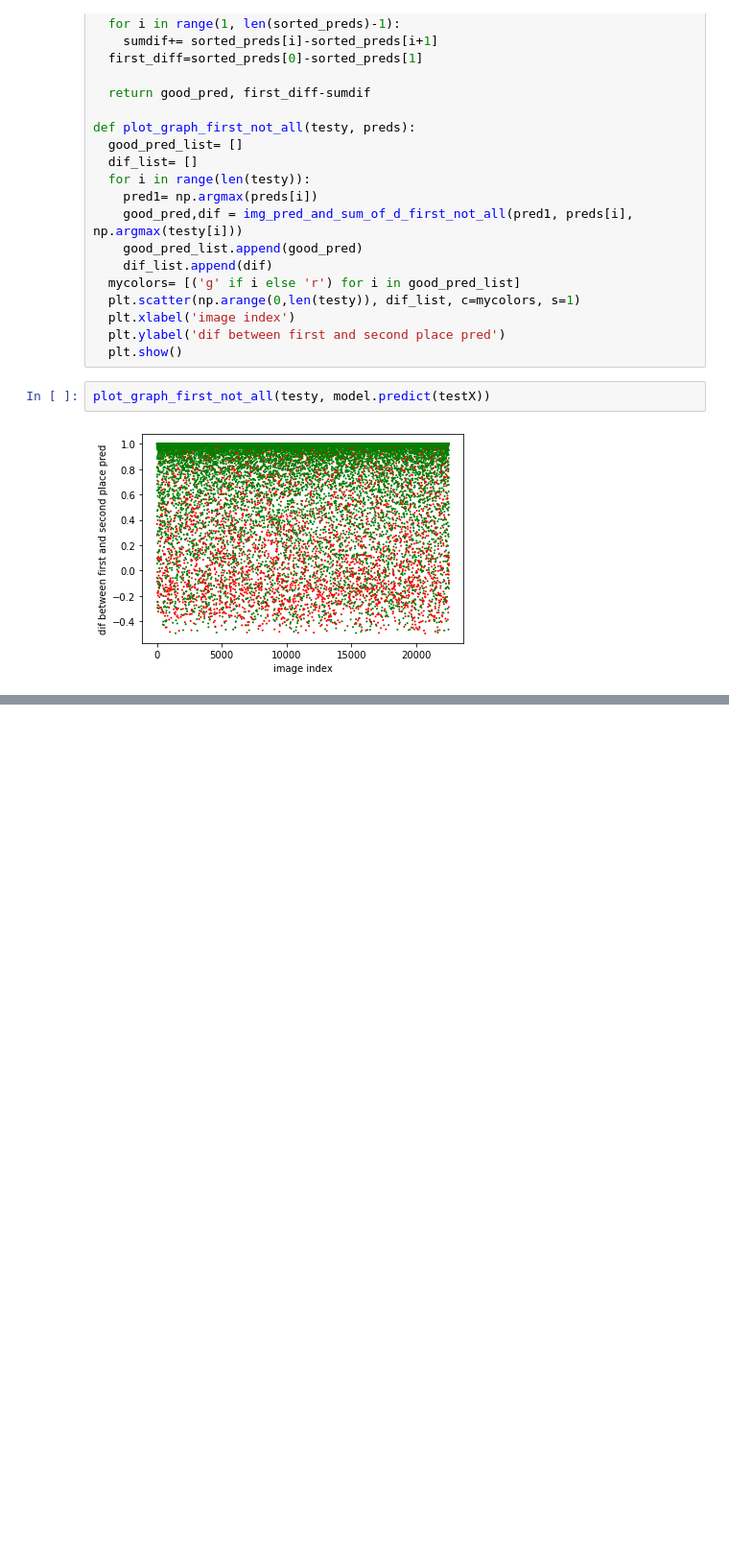
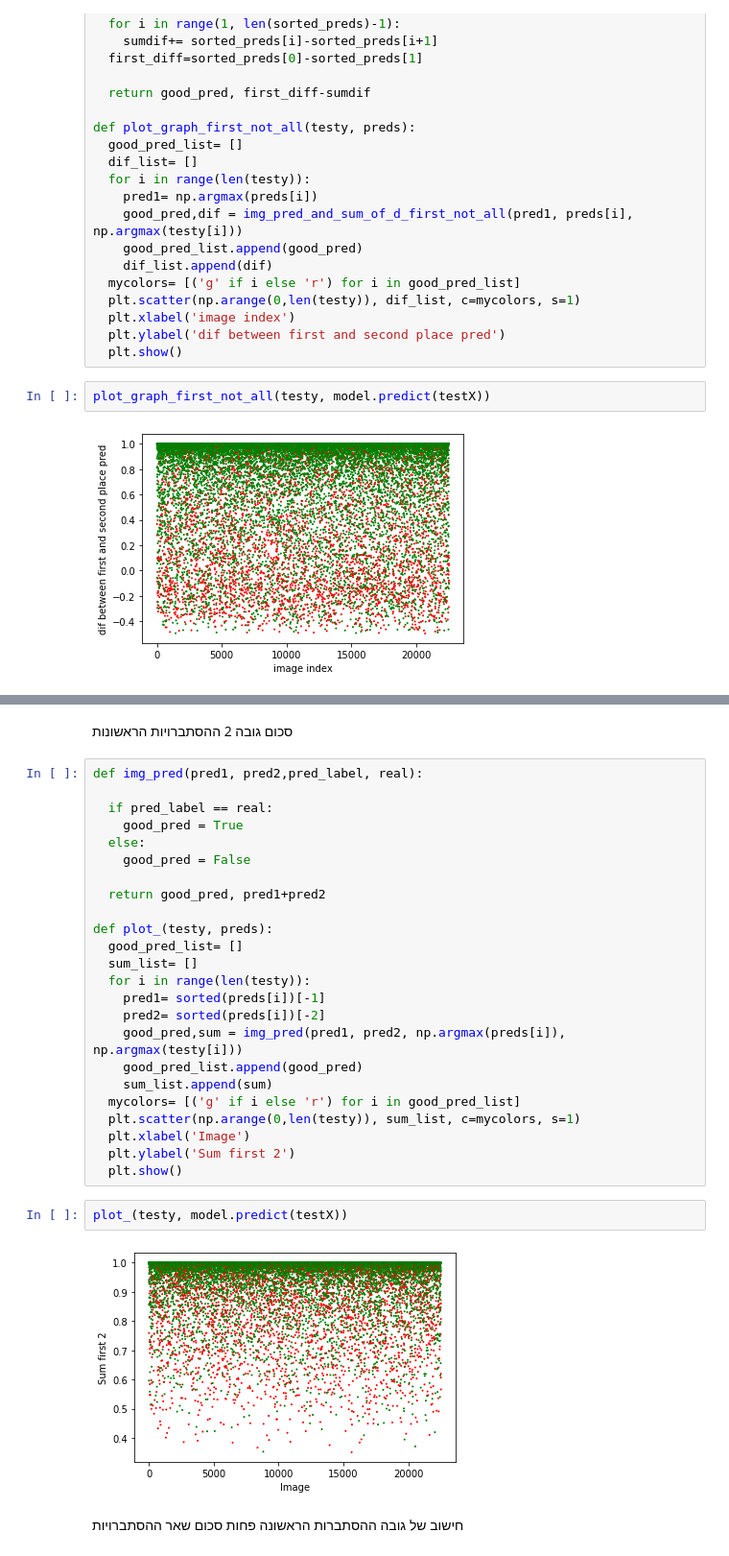
Before and after one commit to 2022Group3/projectNotebooks, a Jupyter notebook: analize_model_not_confident_trash_hold.ipynb, the cells around one changed output, grey strips where cells are left out. Shown at 96% size. Drawn from its saved outputs; the diff is of its cells as text; blank space fills up the shorter version.

```diff
--- a/analize_model_not_confident_trash_hold.ipynb
+++ b/analize_model_not_confident_trash_hold.ipynb
@@ -319,0 +382,32 @@ print(sumdif)
+# %% [markdown]
+סכום גובה 2 ההסתברויות הראשונות
+# %%
+def img_pred(pred1, pred2,pred_label, real):
+
+  if pred_label == real:
+    good_pred = True
+  else:
+    good_pred = False
+
+  return good_pred, pred1+pred2
+
+def plot_(testy, preds):
+  good_pred_list= []
+  sum_list= []
+  for i in range(len(testy)):
+    pred1= sorted(preds[i])[-1]
+    pred2= sorted(preds[i])[-2]
+    good_pred,sum = img_pred(pred1, pred2, np.argmax(preds[i]), np.argmax(testy[i]))
+    good_pred_list.append(good_pred)
+    sum_list.append(sum)
+  mycolors= [('g' if i else 'r') for i in good_pred_list]
+  plt.scatter(np.arange(0,len(testy)), sum_list, c=mycolors, s=1)
+  plt.xlabel('Image')
+  plt.ylabel('Sum first 2')
+  plt.show()
+# %%
+plot_(testy, model.predict(testX))
+# %% [output]
+[figure, added]
+# %% [markdown]
+חישוב של גובה ההסתברות הראשונה פחות סכום שאר ההסתברויות
```
Also changed, not shown: parts of 8 cells of this notebook.
